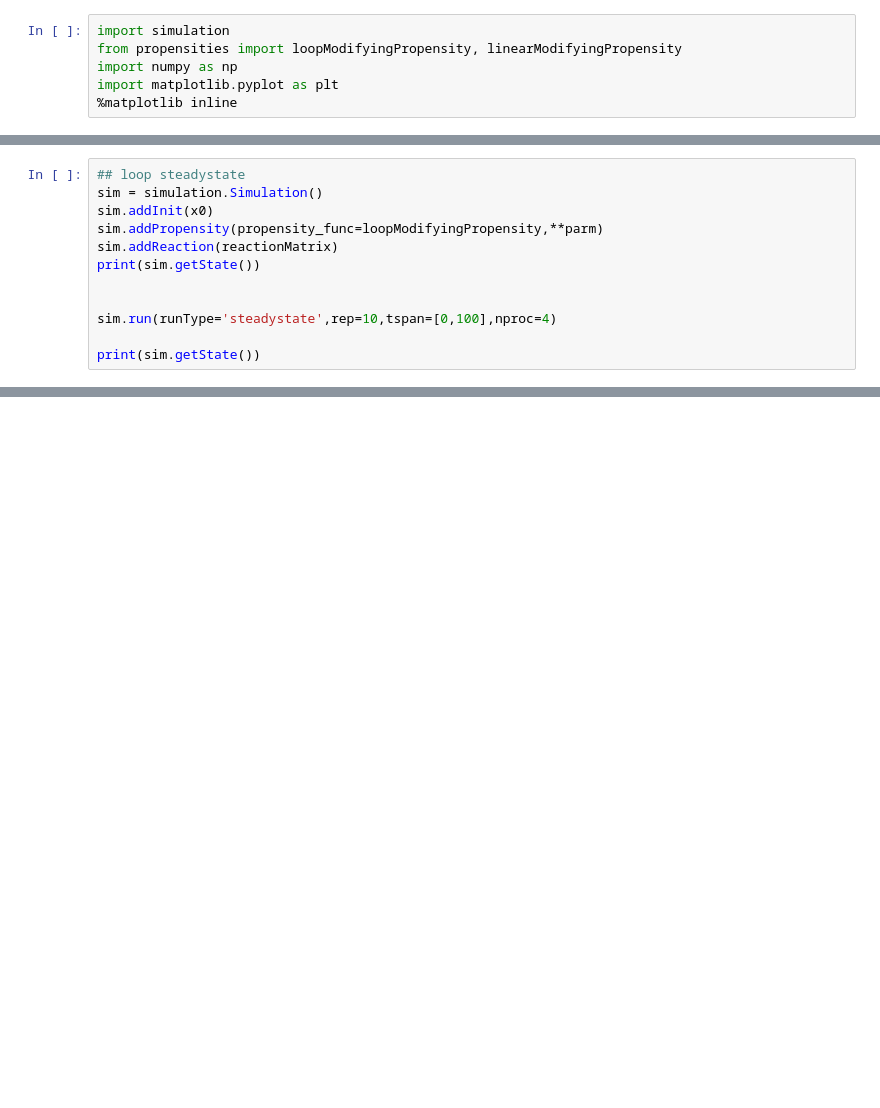
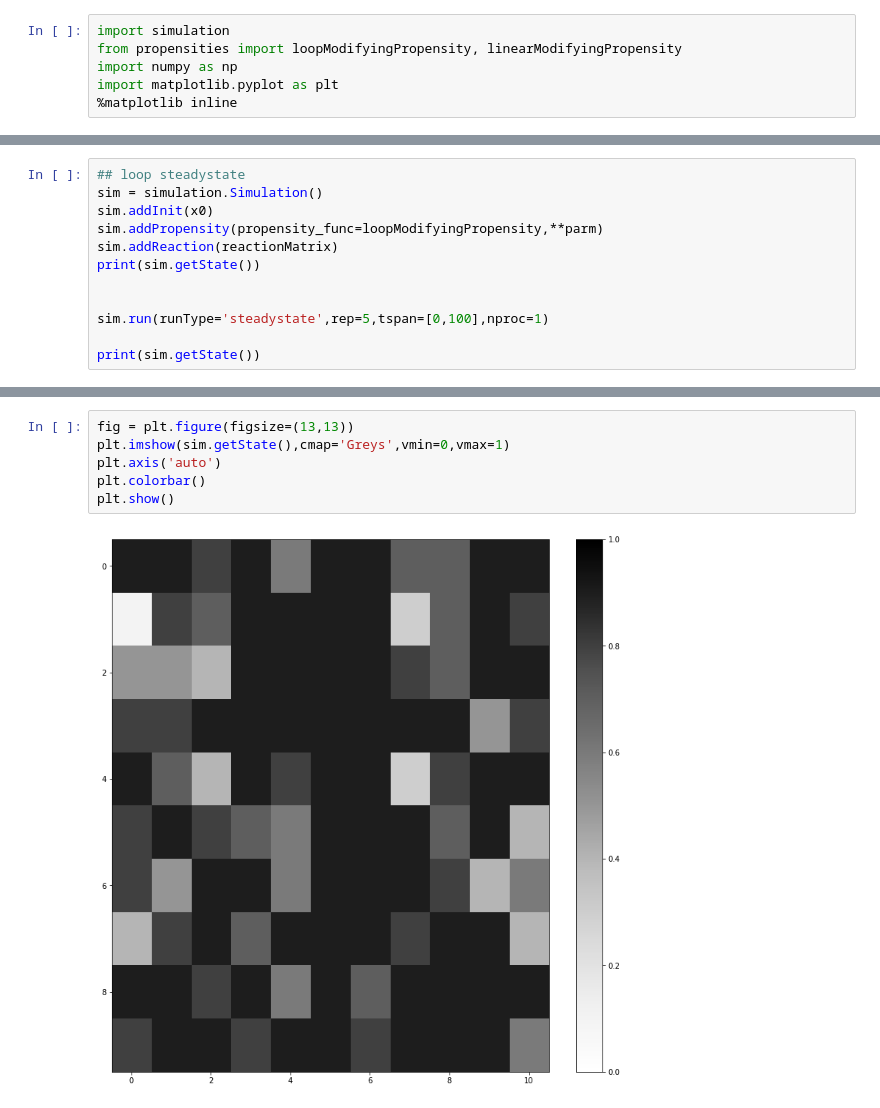
Before and after one commit to manhyukHan/GilespieAlgorrithmPractice, a Jupyter notebook: test.ipynb, the cells around one changed output, grey strips where cells are left out. Drawn from its saved outputs; the diff is of its cells as text; blank space fills up the shorter version.

```diff
--- a/test.ipynb
+++ b/test.ipynb
@@ -36,6 +34,6 @@ sim.addReaction(reactionMatrix)
 print(sim.getState())
 
 
-sim.run(runType='steadystate',rep=10,tspan=[0,100],nproc=4)
+sim.run(runType='steadystate',rep=5,tspan=[0,100],nproc=1)
 
 print(sim.getState())
@@ -41,0 +60,8 @@ print(sim.getState())
+# %%
+fig = plt.figure(figsize=(13,13))
+plt.imshow(sim.getState(),cmap='Greys',vmin=0,vmax=1)
+plt.axis('auto')
+plt.colorbar()
+plt.show()
+# %% [output]
+[figure, added]
```
Also changed, not shown: parts of 12 cells of this notebook, 2 other files.
